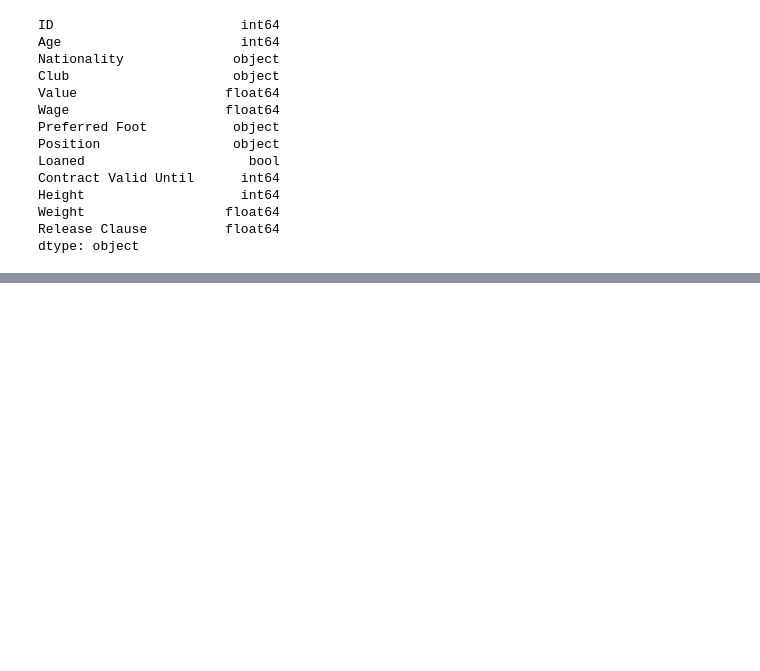
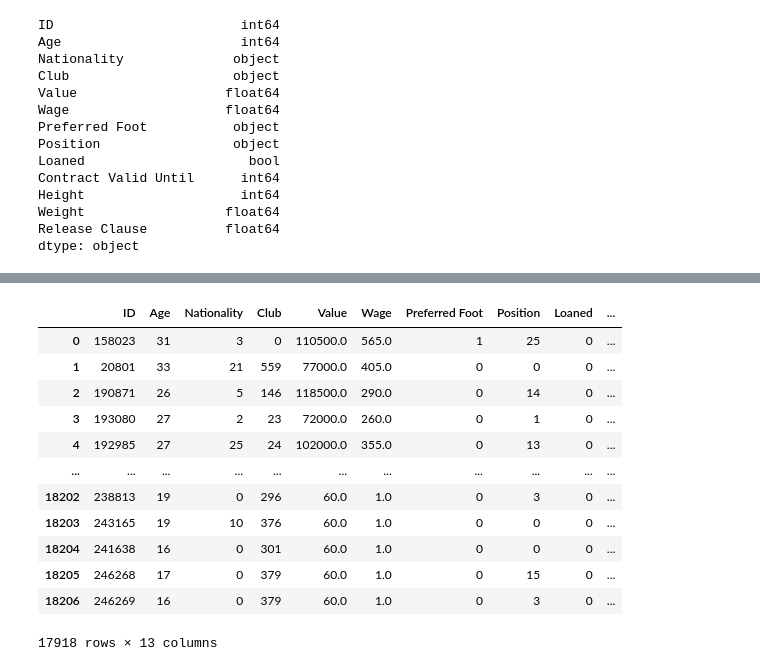
Before and after one commit to GAPPLabs/DataScienceProject, a Jupyter notebook: Proyecto.ipynb, the cells around one changed output, grey strips where cells are left out. Drawn from its saved outputs; the diff is of its cells as text; code cells hidden in the pictures; blank space fills up the shorter version.

```diff
--- a/Proyecto.ipynb
+++ b/Proyecto.ipynb
@@ -435,0 +560,4 @@ dtype: object
+# %%
+positionDataframe = pd.DataFrame((lambda x:{'Position':x.index, 'Frequency':x.values})(dataframe['Position'].value_counts()))
+# %%
+dataframe['Position'] = dataframe['Position'].apply(lambda x:positionDataframe.loc[positionDataframe.Position==x].index[0])
@@ -435,0 +566,20 @@ dtype: object
+# %%
+loanedDataframe = pd.DataFrame((lambda x:{'Loaned':x.index, 'Frequency':x.values})(dataframe['Loaned'].value_counts()))
+# %%
+dataframe['Loaned'] = dataframe['Loaned'].apply(lambda x:loanedDataframe.loc[loanedDataframe.Loaned==x].index[0])
+# %%
+dataframe
+# %% [output]
+|  | ID | Age | Nationality | Club | Value | Wage | Preferred Foot | Position | Loaned | ... |
+| 0 | 158023 | 31 | 3 | 0 | 110500.0 | 565.0 | 1 | 25 | 0 | ... |
+| 1 | 20801 | 33 | 21 | 559 | 77000.0 | 405.0 | 0 | 0 | 0 | ... |
+| 2 | 190871 | 26 | 5 | 146 | 118500.0 | 290.0 | 0 | 14 | 0 | ... |
+| 3 | 193080 | 27 | 2 | 23 | 72000.0 | 260.0 | 0 | 1 | 0 | ... |
+| 4 | 192985 | 27 | 25 | 24 | 102000.0 | 355.0 | 0 | 13 | 0 | ... |
+| ... | ... | ... | ... | ... | ... | ... | ... | ... | ... | ... |
+| 18202 | 238813 | 19 | 0 | 296 | 60.0 | 1.0 | 0 | 3 | 0 | ... |
+| 18203 | 243165 | 19 | 10 | 376 | 60.0 | 1.0 | 0 | 0 | 0 | ... |
+| 18204 | 241638 | 16 | 0 | 301 | 60.0 | 1.0 | 0 | 0 | 0 | ... |
+| 18205 | 246268 | 17 | 0 | 379 | 60.0 | 1.0 | 0 | 15 | 0 | ... |
+| 18206 | 246269 | 16 | 0 | 379 | 60.0 | 1.0 | 0 | 3 | 0 | ... |
+17918 rows × 13 columns
```
Also changed, not shown: parts of 30 cells of this notebook.
